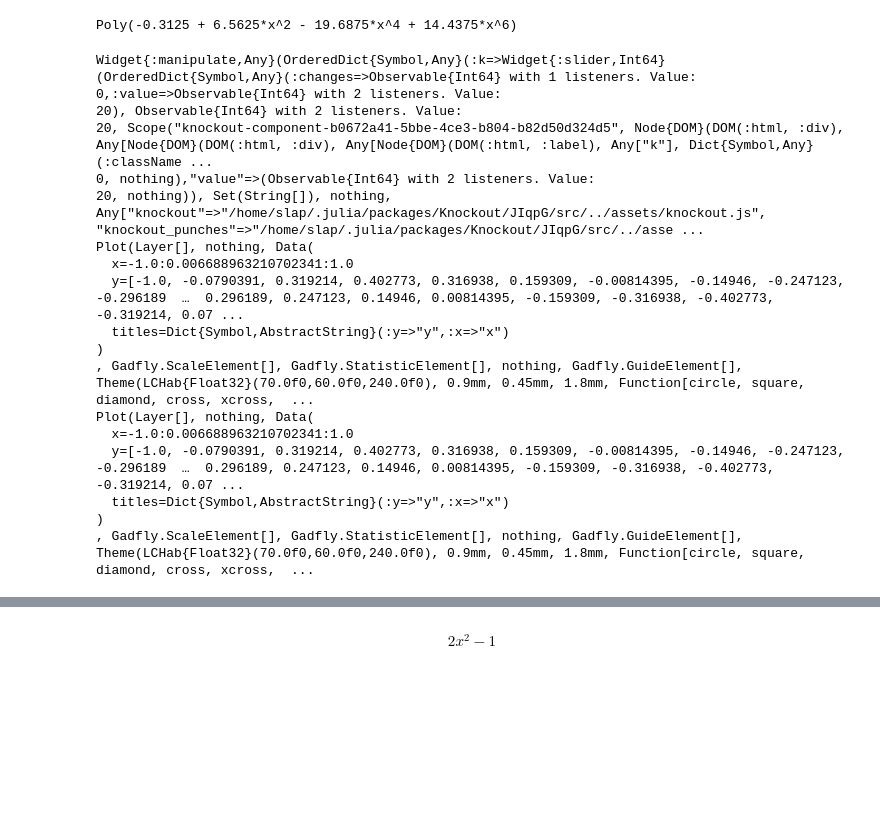
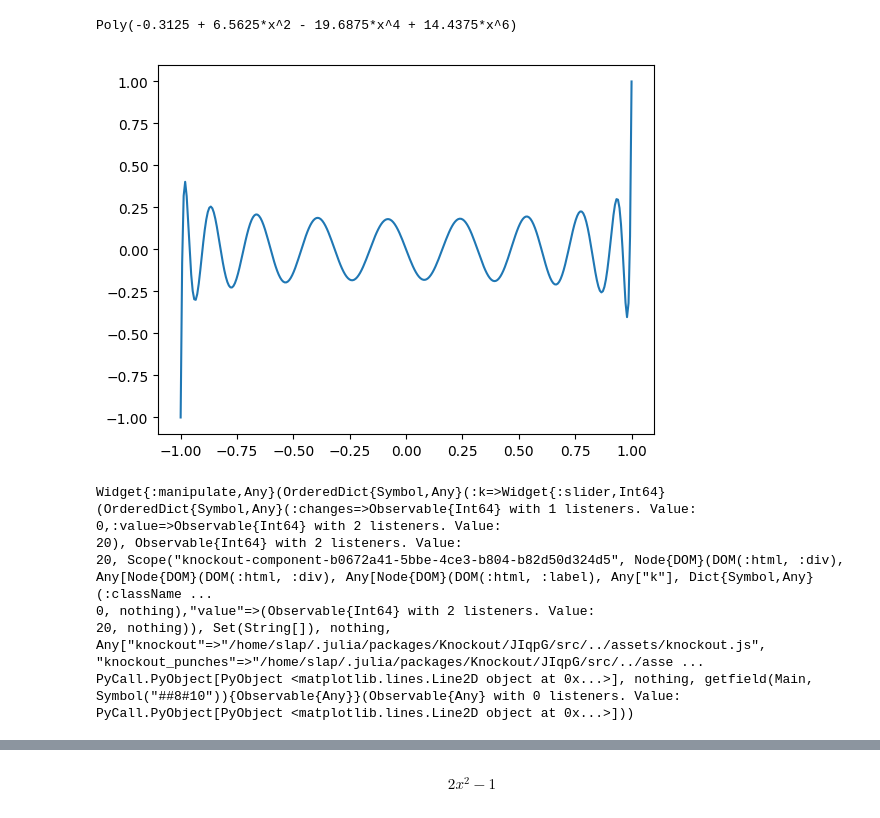
Before and after one commit to ivanslapnicar/Numericka_analiza, a Jupyter notebook: src/NA12 Ortogonalni polinomi.ipynb, the cells around one changed output, grey strips where cells are left out. Drawn from its saved outputs; the diff is of its cells as text; code cells hidden in the pictures; blank space fills up the shorter version.

```diff
--- a/src/NA12 Ortogonalni polinomi.ipynb
+++ b/src/NA12 Ortogonalni polinomi.ipynb
@@ -183,28 +177,19 @@ Poly(-0.3125 + 6.5625*x^2 - 19.6875*x^4 + 14.4375*x^6)
 # %%
 xx=range(-1,stop=1,length=300)
 @manipulate for k=1:n
     yy=polyval(L[k],xx)
-    Gadfly.plot(x=xx,y=yy)
+    plot(xx,yy)
 end
 # %% [output]
+[figure, added]
 Widget{:manipulate,Any}(OrderedDict{Symbol,Any}(:k=>Widget{:slider,Int64}(OrderedDict{Symbol,Any}(:changes=>Observable{Int64} with 1 listeners. Value:
 0,:value=>Observable{Int64} with 2 listeners. Value:
 20), Observable{Int64} with 2 listeners. Value:
 20, Scope("knockout-component-b0672a41-5bbe-4ce3-b804-b82d50d324d5", Node{DOM}(DOM(:html, :div), Any[Node{DOM}(DOM(:html, :div), Any[Node{DOM}(DOM(:html, :label), Any["k"], Dict{Symbol,Any}(:className ...
 0, nothing),"value"=>(Observable{Int64} with 2 listeners. Value:
 20, nothing)), Set(String[]), nothing, Any["knockout"=>"/home/slap/.julia/packages/Knockout/JIqpG/src/../assets/knockout.js", "knockout_punches"=>"/home/slap/.julia/packages/Knockout/JIqpG/src/../asse ...
-Plot(Layer[], nothing, Data(
-  x=-1.0:0.006688963210702341:1.0
-  y=[-1.0, -0.0790391, 0.319214, 0.402773, 0.316938, 0.159309, -0.00814395, -0.14946, -0.247123, -0.296189  …  0.296189, 0.247123, 0.14946, 0.00814395, -0.159309, -0.316938, -0.402773, -0.319214, 0.07 ...
-  titles=Dict{Symbol,AbstractString}(:y=>"y",:x=>"x")
-)
-, Gadfly.ScaleElement[], Gadfly.StatisticElement[], nothing, Gadfly.GuideElement[], Theme(LCHab{Float32}(70.0f0,60.0f0,240.0f0), 0.9mm, 0.45mm, 1.8mm, Function[circle, square, diamond, cross, xcross,  ...
-Plot(Layer[], nothing, Data(
-  x=-1.0:0.006688963210702341:1.0
-  y=[-1.0, -0.0790391, 0.319214, 0.402773, 0.316938, 0.159309, -0.00814395, -0.14946, -0.247123, -0.296189  …  0.296189, 0.247123, 0.14946, 0.00814395, -0.159309, -0.316938, -0.402773, -0.319214, 0.07 ...
-  titles=Dict{Symbol,AbstractString}(:y=>"y",:x=>"x")
-)
-, Gadfly.ScaleElement[], Gadfly.StatisticElement[], nothing, Gadfly.GuideElement[], Theme(LCHab{Float32}(70.0f0,60.0f0,240.0f0), 0.9mm, 0.45mm, 1.8mm, Function[circle, square, diamond, cross, xcross,  ...
+PyCall.PyObject[PyObject <matplotlib.lines.Line2D object at 0x...>], nothing, getfield(Main, Symbol("##8#10")){Observable{Any}}(Observable{Any} with 0 listeners. Value:
+PyCall.PyObject[PyObject <matplotlib.lines.Line2D object at 0x...>]))
 # %% [markdown]
 ## Čebiševljevi polinomi
 
```
Also changed, not shown: parts of 9 cells of this notebook, 1 other file.
